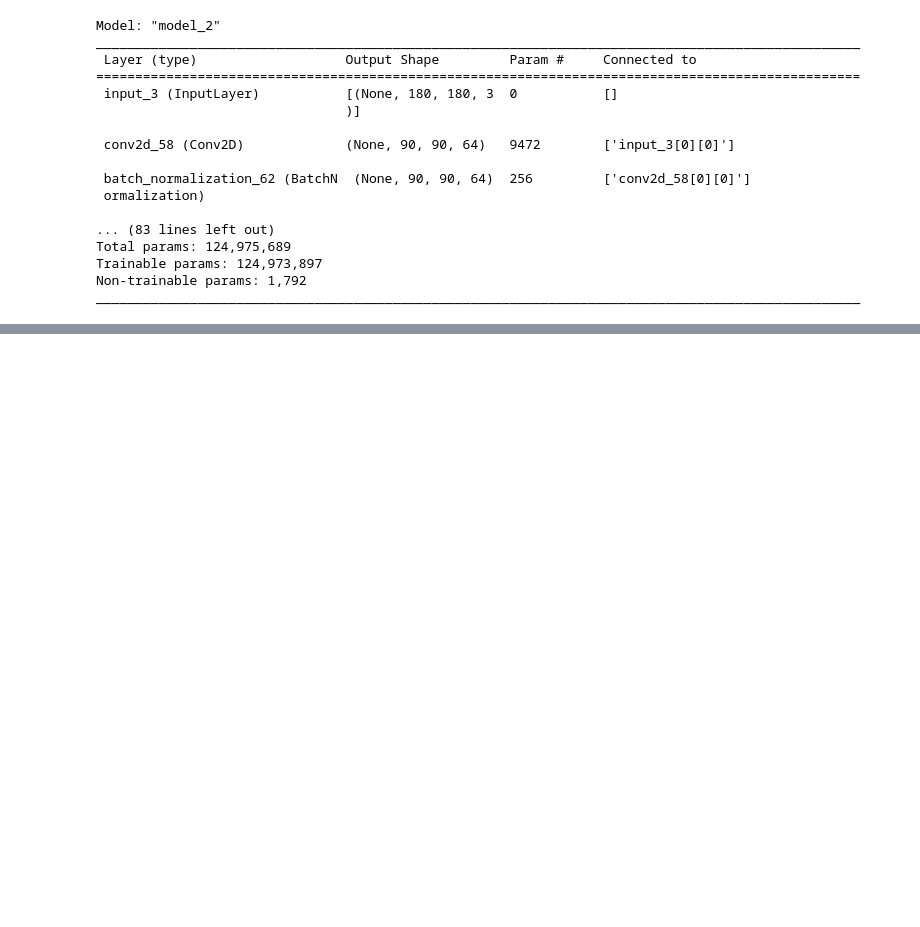
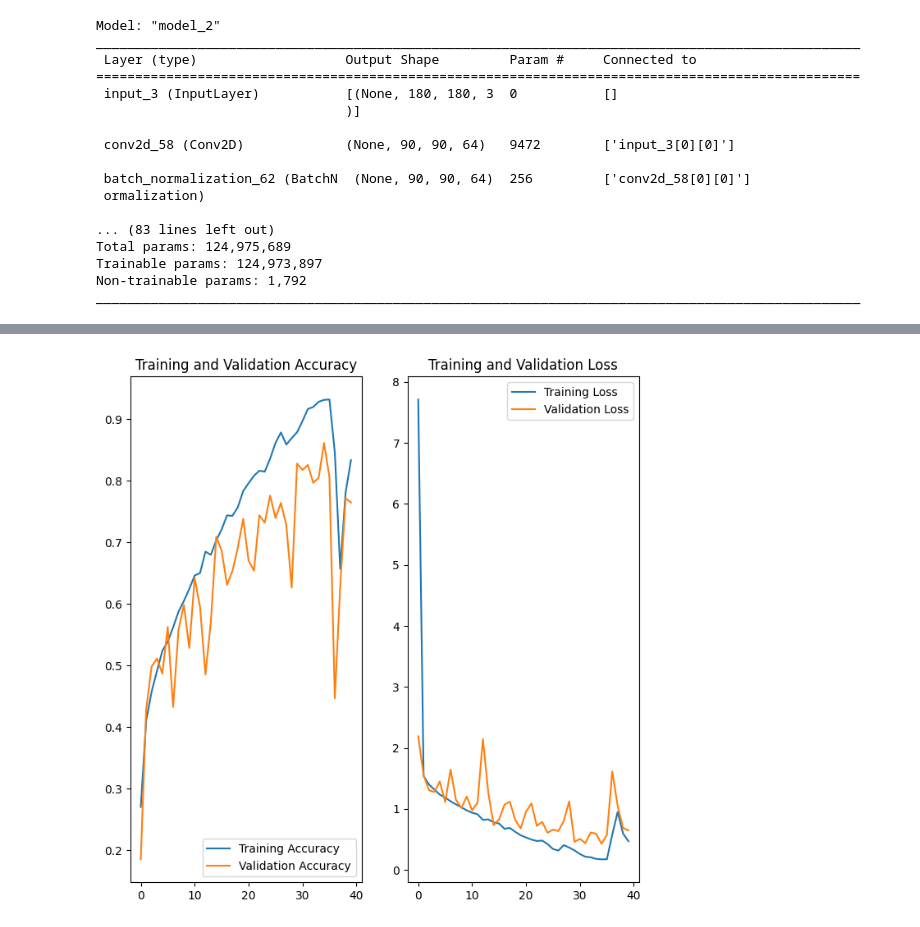
Before and after one commit to charankumarhs/MelanomaDetector, a Jupyter notebook: Charan_Hulmani.ipynb, the cells around one changed output, grey strips where cells are left out. Drawn from its saved outputs; the diff is of its cells as text; code cells hidden in the pictures; blank space fills up the shorter version.

```diff
--- a/Charan_Hulmani.ipynb
+++ b/Charan_Hulmani.ipynb
@@ -1373,3 +1282,5 @@ Epoch 29/40
 # %%
 # Visualize the results
-visualize_training_results(phistory = history, pepochs = 30)
+visualize_training_results(phistory = history, pepochs = 40)
+# %% [output]
+[figure, added]
```
Also changed, not shown: parts of 8 cells of this notebook.
